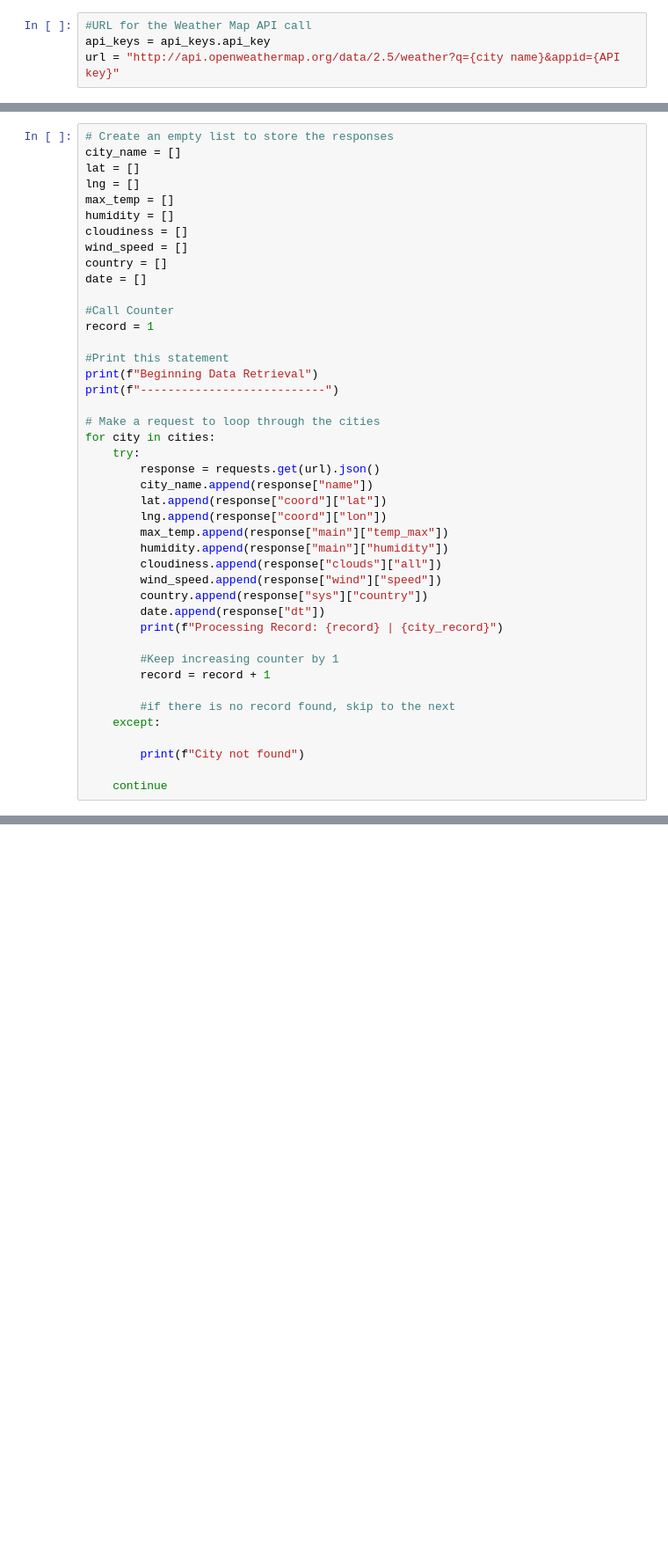
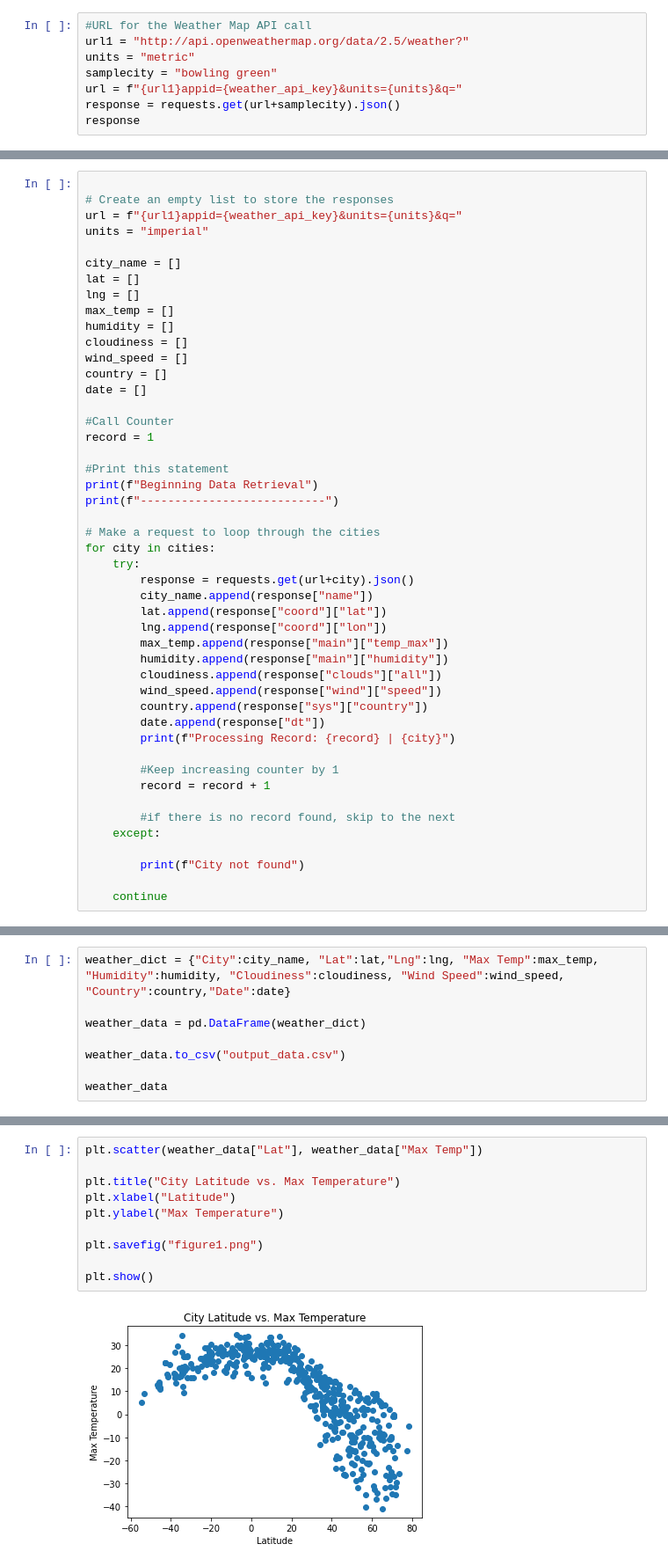
Before and after one commit to jmbnw9/python-api-challange, a Jupyter notebook: WeatherPy/WeatherPy.ipynb, the cells around one changed output, grey strips where cells are left out. Shown at 88% size. Cells and saved outputs as stored; diff of their text form; blank space fills up the shorter version.

```diff
--- a/WeatherPy/WeatherPy.ipynb
+++ b/WeatherPy/WeatherPy.ipynb
@@ -43,5 +43,9 @@ len(cities)
 # %%
 #URL for the Weather Map API call
-api_keys = api_keys.api_key
-url = "http://api.openweathermap.org/data/2.5/weather?q={city name}&appid={API key}"
+url1 = "http://api.openweathermap.org/data/2.5/weather?"
+units = "metric"
+samplecity = "bowling green"
+url = f"{url1}appid={weather_api_key}&units={units}&q="
+response = requests.get(url+samplecity).json()
+response
 # %% [output]
@@ -49,5 +69,9 @@ NameError: name 'api_keys' is not defined
 # %%
+
 # Create an empty list to store the responses
+url = f"{url1}appid={weather_api_key}&units={units}&q="
+units = "imperial"
+
 city_name = []
 lat = []
 lng = []
@@ -68,7 +92,7 @@ print(f"---------------------------")
 # Make a request to loop through the cities
 for city in cities:
     try:
-        response = requests.get(url).json()
+        response = requests.get(url+city).json()
         city_name.append(response["name"])
         lat.append(response["coord"]["lat"])
         lng.append(response["coord"]["lon"])
@@ -78,7 +102,7 @@ for city in cities:
         wind_speed.append(response["wind"]["speed"])
         country.append(response["sys"]["country"])
         date.append(response["dt"])
-        print(f"Processing Record: {record} | {city_record}")
+        print(f"Processing Record: {record} | {city}")
 
         #Keep increasing counter by 1
         record = record + 1
@@ -109,0 +134,8 @@ City not found
+# %%
+weather_dict = {"City":city_name, "Lat":lat,"Lng":lng, "Max Temp":max_temp, "Humidity":humidity, "Cloudiness":cloudiness, "Wind Speed":wind_speed, "Country":country,"Date":date}
+
+weather_data = pd.DataFrame(weather_dict)
+
+weather_data.to_csv("output_data.csv")
+
+weather_data
@@ -109,0 +161,12 @@ City not found
+# %%
+plt.scatter(weather_data["Lat"], weather_data["Max Temp"])
+
+plt.title("City Latitude vs. Max Temperature")
+plt.xlabel("Latitude")
+plt.ylabel("Max Temperature")
+
+plt.savefig("figure1.png")
+
+plt.show()
+# %% [output]
+[figure, added]
```
Also changed, not shown: parts of 9 cells of this notebook, 3 other files.
